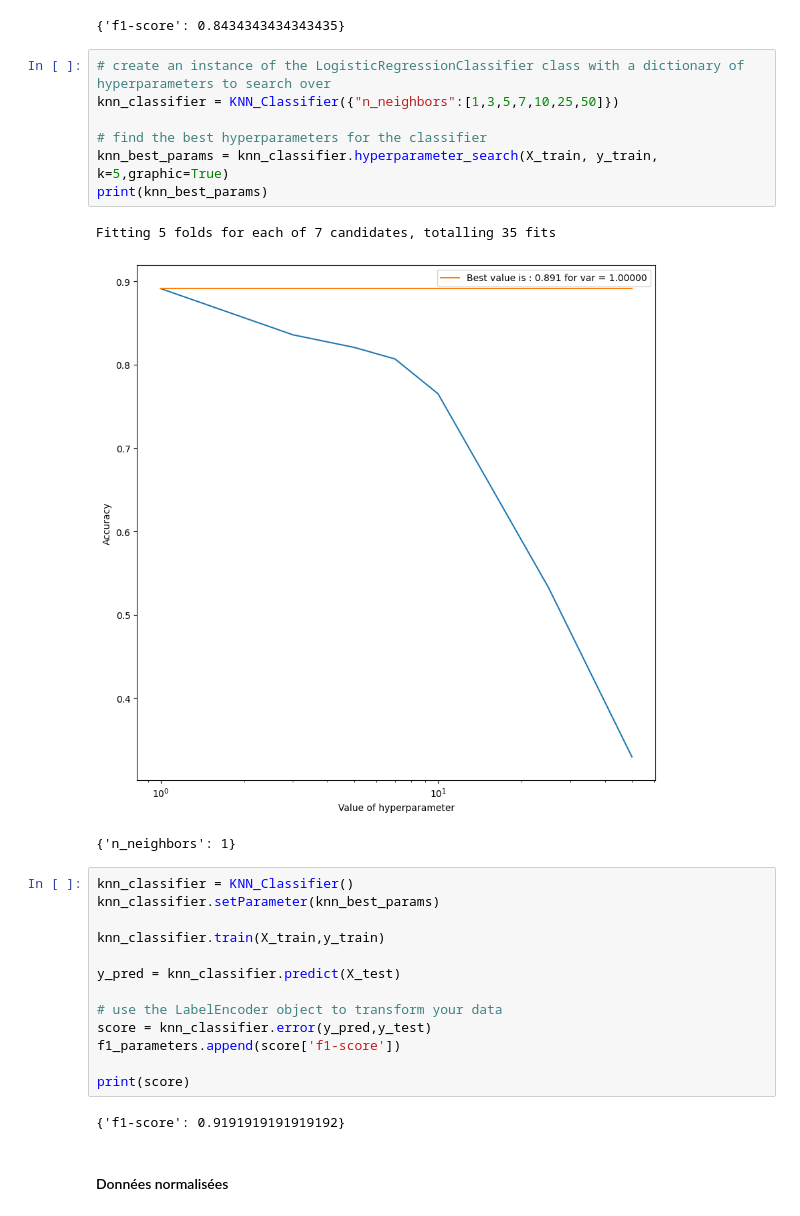
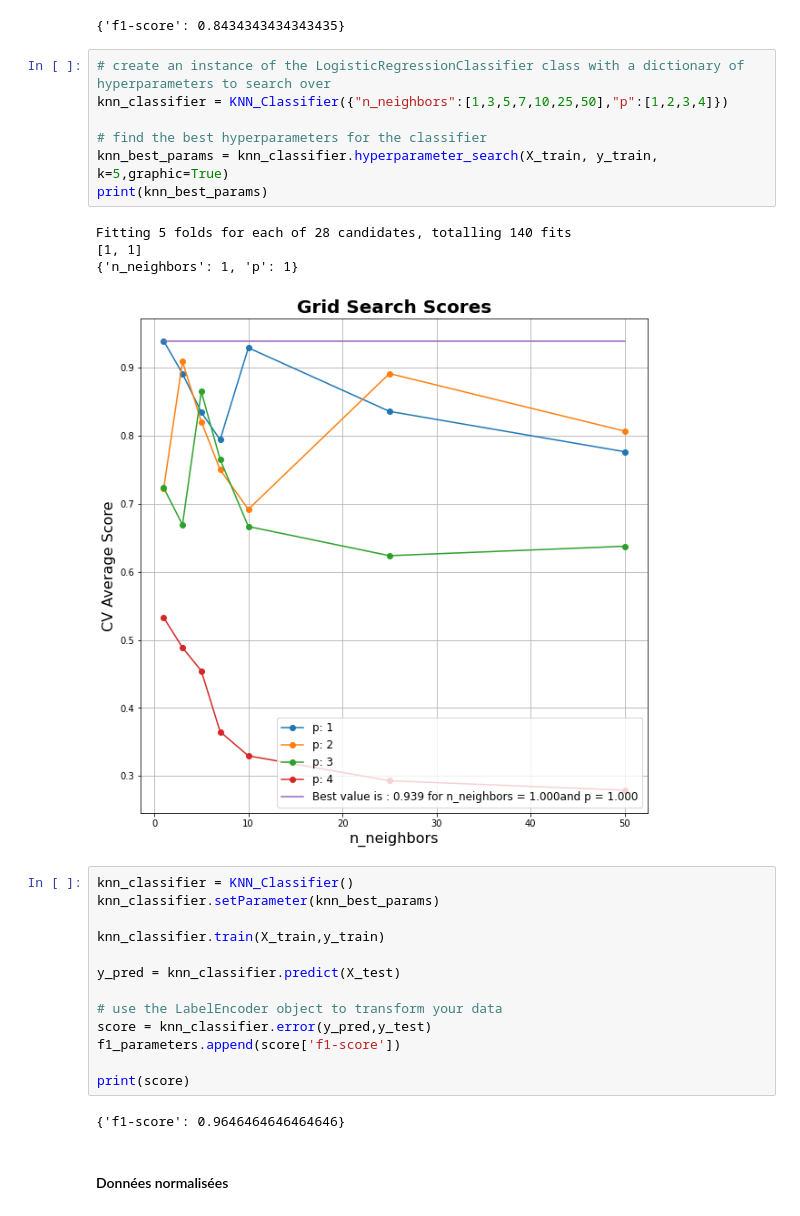
Before and after one commit to Arthur8754/ProjetML, a Jupyter notebook: main.ipynb, the cells around one changed output. Drawn from its saved outputs; the diff is of its cells as text.

Commit message:
changement plot

```diff
--- a/main.ipynb
+++ b/main.ipynb
@@ -584,15 +596,16 @@ print(score)
 {'f1-score': 0.8434343434343435}
 # %%
 # create an instance of the LogisticRegressionClassifier class with a dictionary of hyperparameters to search over
-knn_classifier = KNN_Classifier({"n_neighbors":[1,3,5,7,10,25,50]})
+knn_classifier = KNN_Classifier({"n_neighbors":[1,3,5,7,10,25,50],"p":[1,2,3,4]})
 
 # find the best hyperparameters for the classifier
 knn_best_params = knn_classifier.hyperparameter_search(X_train, y_train, k=5,graphic=True)
 print(knn_best_params)
 # %% [output]
-Fitting 5 folds for each of 7 candidates, totalling 35 fits
+Fitting 5 folds for each of 28 candidates, totalling 140 fits
+[1, 1]
+{'n_neighbors': 1, 'p': 1}
-[figure, old version]
+[figure, new version]
-{'n_neighbors': 1}
 # %%
 knn_classifier = KNN_Classifier()
 knn_classifier.setParameter(knn_best_params)
@@ -607,7 +620,7 @@ f1_parameters.append(score['f1-score'])
 
 print(score)
 # %% [output]
-{'f1-score': 0.9191919191919192}
+{'f1-score': 0.9646464646464646}
 # %% [markdown]
 #### Données normalisées
 # %%
```
Also changed, not shown: parts of 30 cells of this notebook, 1 other file.
